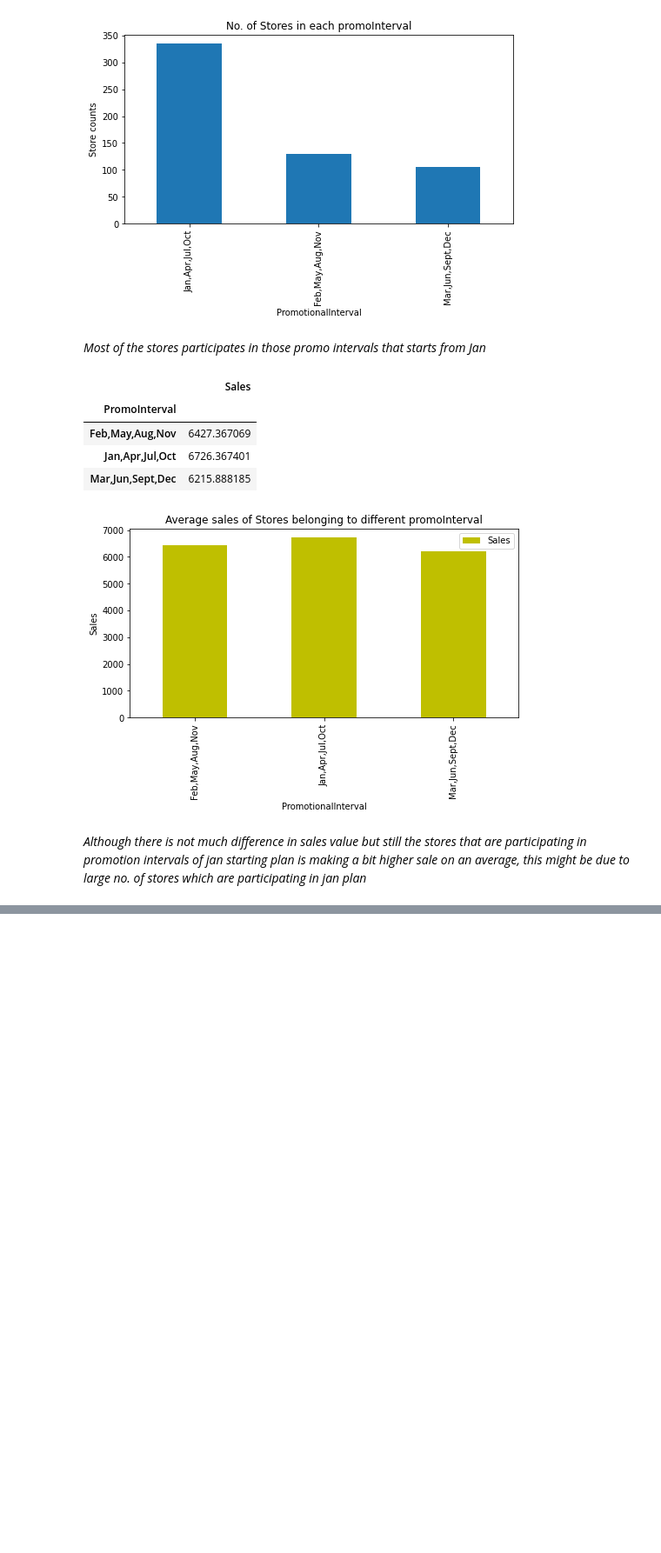
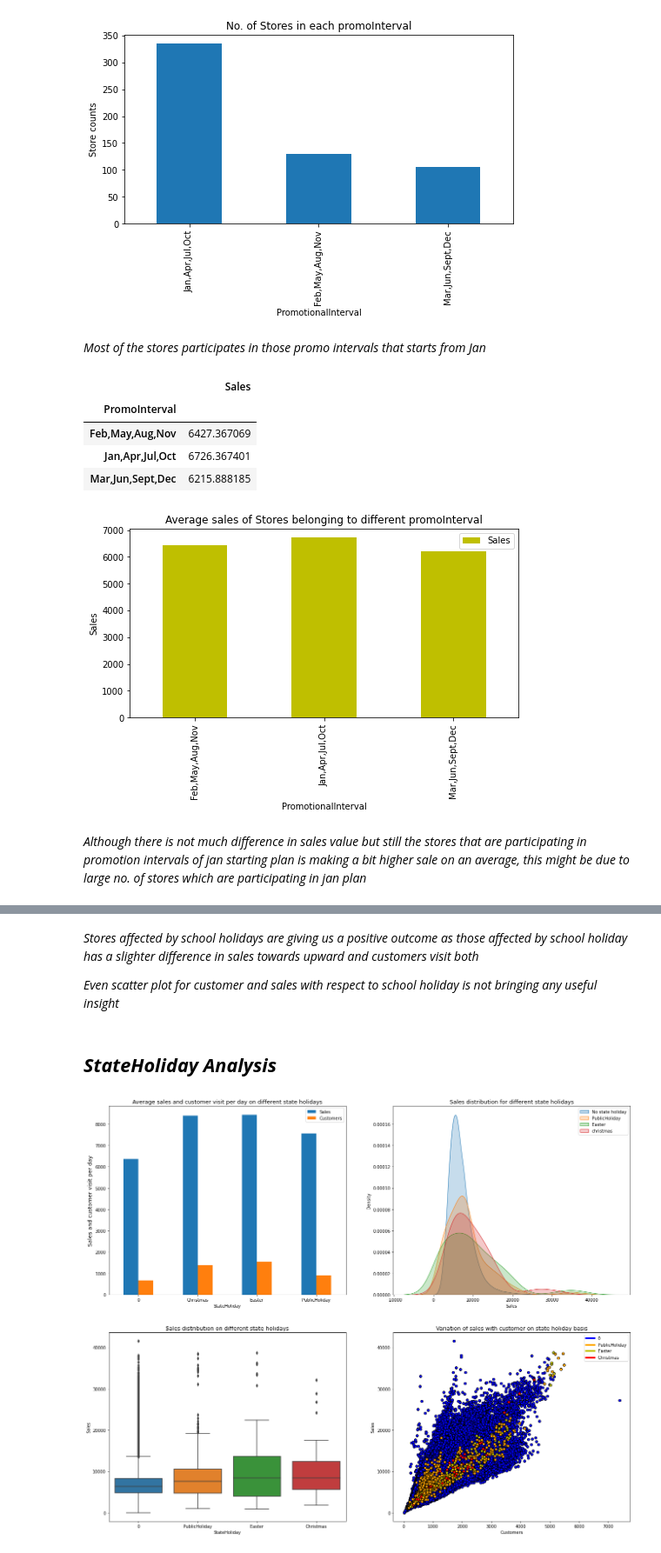
Before and after one commit to kiranmahara9600/Rossmann-Sales-Prediction, a Jupyter notebook: Rossmann_Sales_Prediction.ipynb, the cells around one changed output, grey strips where cells are left out. Shown at 87% size. Cells and saved outputs as stored; diff of their text form; code cells hidden in the pictures; blank space fills up the shorter version.

```diff
--- a/Rossmann_Sales_Prediction.ipynb
+++ b/Rossmann_Sales_Prediction.ipynb
@@ -1057,0 +1107,46 @@ rossman_stores_data[rossman_stores_data['Promo2']==1].groupby(['PromoInterval'])
+# %% [markdown]
+*Stores affected by school holidays are giving us a positive outcome as those affected by school holiday has a slighter difference in sales towards upward and customers visit both*
+
+*Even scatter plot for customer and sales with respect to school holiday is not bringing any useful insight*
+# %% [markdown]
+## ***StateHoliday Analysis***
+# %%
+#_________________________________________________BLOCK 62_________________________________________
+
+#visualising state holiday effect on sales and customers
+fig,axes = plt.subplots(2,2,figsize=(22,18))
+colors = {'PublicHoliday': 'orange','Easter':'y','Christmas':'red'}
+
+#bar plot showing average sales and customers on different state holidays
+axs1=rossman_stores_data.groupby('StateHoliday').agg({'Sales':'median','Customers':'median'}).plot.bar(ax = axes[0][0])
+#rossman_stores_data.groupby('StateHoliday').agg({'Sales':'mean','Customers':'mean'})  #to find average sales and customers on different state holidays
+axs1.set_title('Average sales and customer visit per day on different state holidays',fontsize=13)
+axs1.set_ylabel('Sales and customer visit per day',fontsize=13)
+axs1.set_xticklabels([0, 'Christmas', 'Easter', 'PublicHoliday'],rotation = 0)
+
+#kde plot showing sales distribution on different state holidays
+axs2 =sns.kdeplot(rossman_stores_data[rossman_stores_data['StateHoliday'] == 0]['Sales'], ax = axes[0][1],label = 'No state holiday', shade = True)
+axs2 =sns.kdeplot(rossman_stores_data[rossman_stores_data['StateHoliday'] == 'PublicHoliday']['Sales'], ax = axes[0][1],label ='PublicHoliday', shade = True)
+axs2 =sns.kdeplot(rossman_stores_data[rossman_stores_data['StateHoliday'] == 'Easter']['Sales'], ax = axes[0][1],label ='Easter', shade = True)
+axs2 =sns.kdeplot(rossman_stores_data[rossman_stores_data['StateHoliday'] == 'Christmas']['Sales'], ax = axes[0][1],label ='christmas', shade = True)
+axs2.set_title('Sales distribution for different state holidays',fontsize=13)
+axs2.legend()  #to show labels on graphs
+
+#box plot showing sales distribution on different state holidays
+axs3=sns.boxplot(x = 'StateHoliday', y = 'Sales', data = rossman_stores_data,ax=axes[1][0])
+axs3.set_title('Sales distribution on different state holidays',fontsize=13)
+
+#scatterplot showing variation of sales with customer on state holiday basis
+axes[1][1].scatter(rossman_stores_data[rossman_stores_data['StateHoliday']==0]['Customers'], rossman_stores_data[rossman_stores_data['StateHoliday']==0]['Sales'], edgecolors='black', color = 'blue')
+axes[1][1].scatter(rossman_stores_data[rossman_stores_data['StateHoliday']!=0]['Customers'], rossman_stores_data[rossman_stores_data['StateHoliday']!=0]['Sales'], c =rossman_stores_data[rossman_stores_data['StateHoliday']!=0]['StateHoliday'].map(colors), edgecolors='black')
+axes[1][1].set_title('Variation of sales with customer on state holiday basis',fontsize=13)
+axes[1][1].set_xlabel('Customers')
+axes[1][1].set_ylabel('Sales')
+custom_lines = [Line2D([0], [0], color='blue', lw=4),  # custom lines for label of scatter plot
+                Line2D([0], [0], color='orange', lw=4),Line2D([0], [0], color='y', lw=4),Line2D([0], [0], color='red', lw=4)]
+labels=[0,'PublicHoliday','Easter','Christmas']
+axes[1][1].legend(custom_lines,labels)
+plt.show()
+fig.tight_layout()
+# %% [output]
+[figure, added]
```
Also changed, not shown: parts of 17 cells of this notebook.
